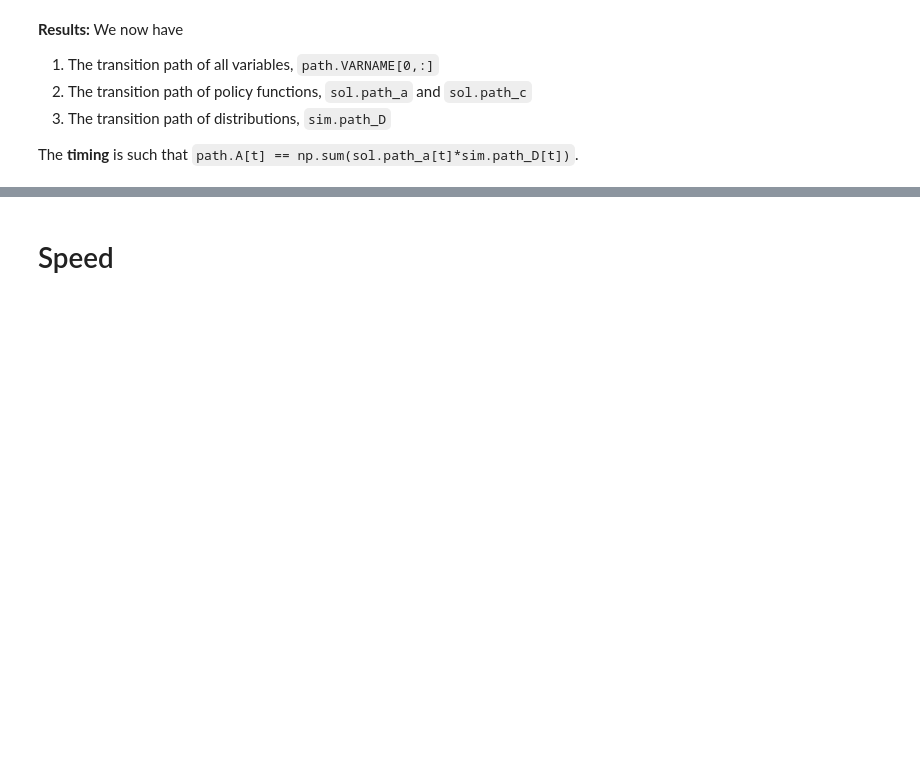
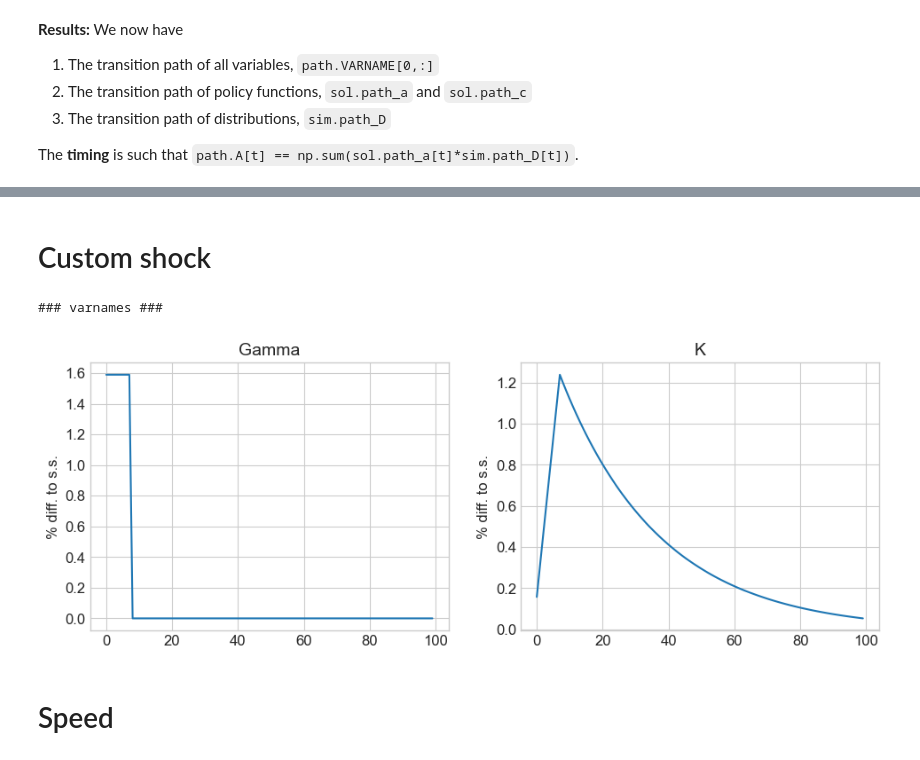
Before and after one commit to NumEconCopenhagen/GEModelToolsNotebooks, a Jupyter notebook: 01. Test.ipynb, the cells around one changed output, grey strips where cells are left out. Saved outputs shown, nothing was run; the diff lists cells and outputs as text; code cells hidden in the pictures; blank space fills up the shorter version.

```diff
--- a/01. Test.ipynb
+++ b/01. Test.ipynb
@@ -410,3 +405,17 @@ model.show_IRFs(paths,abs_diff=abs_diff,facs=facs,ncols=3,T_max=100,do_linear=Tr
+# %% [markdown]
+# Custom shock
+# %%
+# a. define shock
+dGamma = np.zeros(par.T)
+dGamma[:8] = 0.01
+shock_specs = {'dGamma':dGamma}
+
+# b. find transition path
+model.find_transition_path(shock_specs=shock_specs)
+model.show_IRFs(['Gamma','K'],T_max=100,do_shocks=False,do_targets=False)
+# %% [output]
+### varnames ###
+[figure, added]
 # %% [markdown]
 # Speed
 # %%
```
Also changed, not shown: parts of 54 cells of this notebook, 9 other files.
